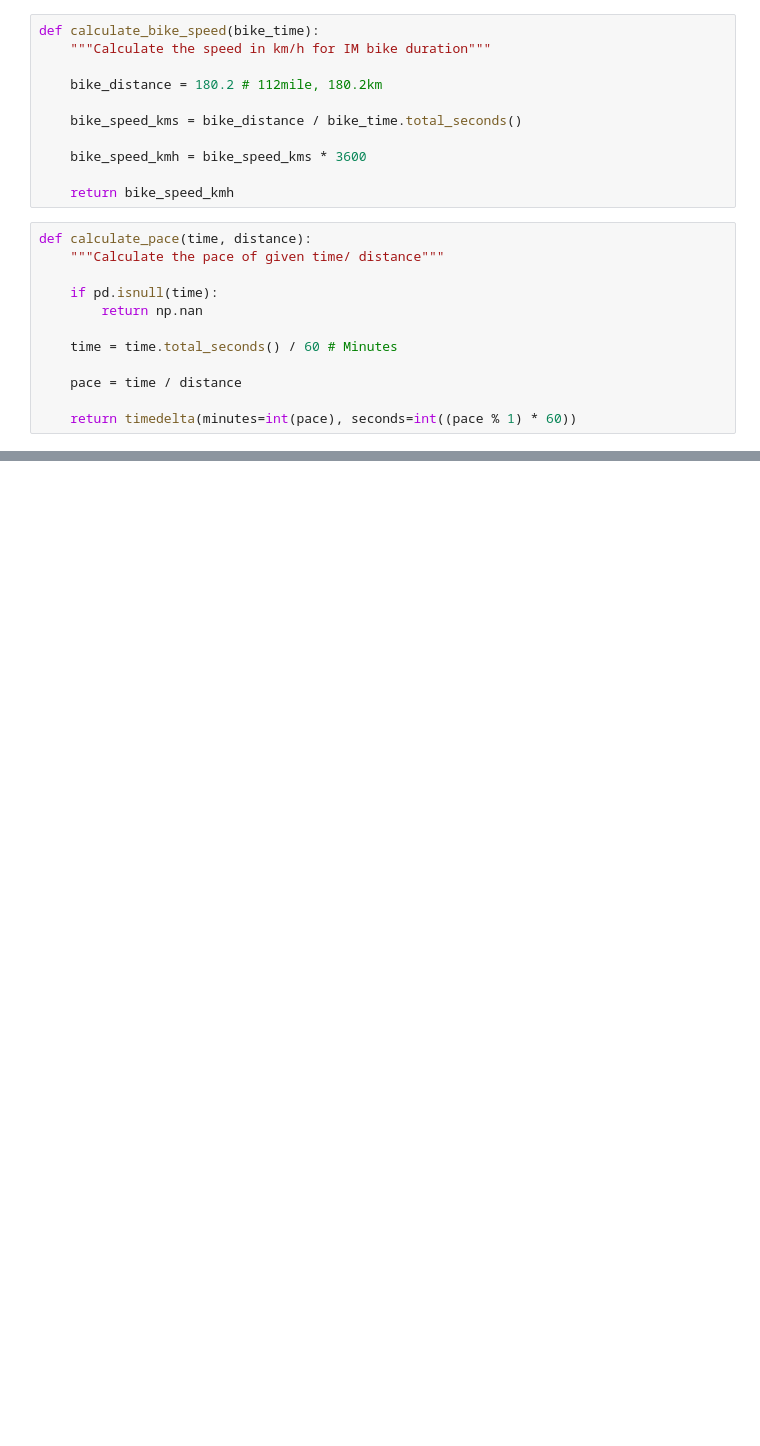
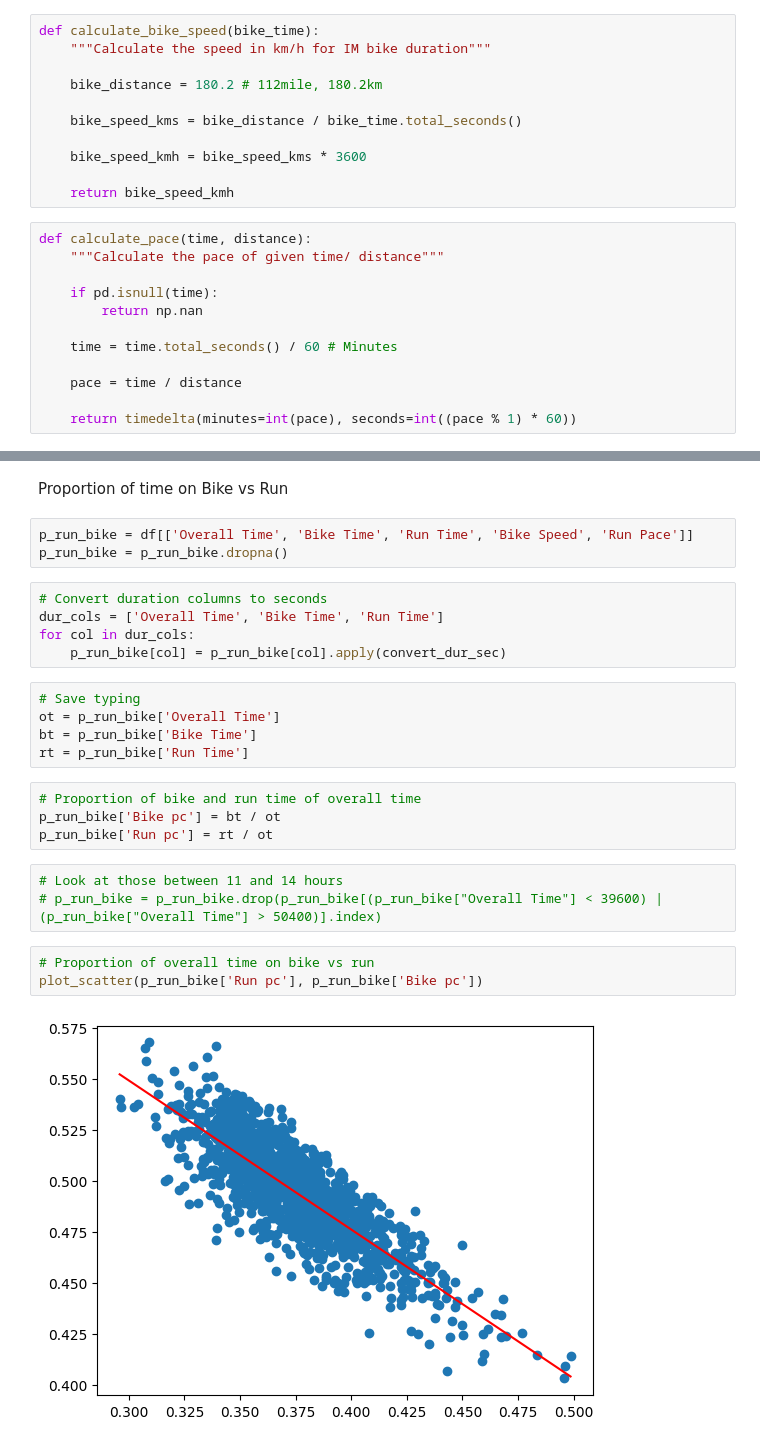
Before and after one commit to Codeiwomple/im_analysis, a Jupyter notebook: imabs.ipynb, the cells around one changed output, grey strips where cells are left out. Saved outputs shown, nothing was run; the diff lists cells and outputs as text; blank space fills up the shorter version.

```diff
--- a/imabs.ipynb
+++ b/imabs.ipynb
@@ -200,0 +156,27 @@ plt.show()
+# %% [markdown]
+Proportion of time on Bike vs Run
+# %%
+p_run_bike = df[['Overall Time', 'Bike Time', 'Run Time', 'Bike Speed', 'Run Pace']]
+p_run_bike = p_run_bike.dropna()
+# %%
+# Convert duration columns to seconds
+dur_cols = ['Overall Time', 'Bike Time', 'Run Time']
+for col in dur_cols:
+    p_run_bike[col] = p_run_bike[col].apply(convert_dur_sec)
+# %%
+# Save typing
+ot = p_run_bike['Overall Time']
+bt = p_run_bike['Bike Time']
+rt = p_run_bike['Run Time']
+# %%
+# Proportion of bike and run time of overall time
+p_run_bike['Bike pc'] = bt / ot
+p_run_bike['Run pc'] = rt / ot
+# %%
+# Look at those between 11 and 14 hours
+# p_run_bike = p_run_bike.drop(p_run_bike[(p_run_bike["Overall Time"] < 39600) | (p_run_bike["Overall Time"] > 50400)].index)
+# %%
+# Proportion of overall time on bike vs run
+plot_scatter(p_run_bike['Run pc'], p_run_bike['Bike pc'])
+# %% [output]
+[figure, added]
```
Also changed, not shown: parts of 31 cells of this notebook, 1 other file.
